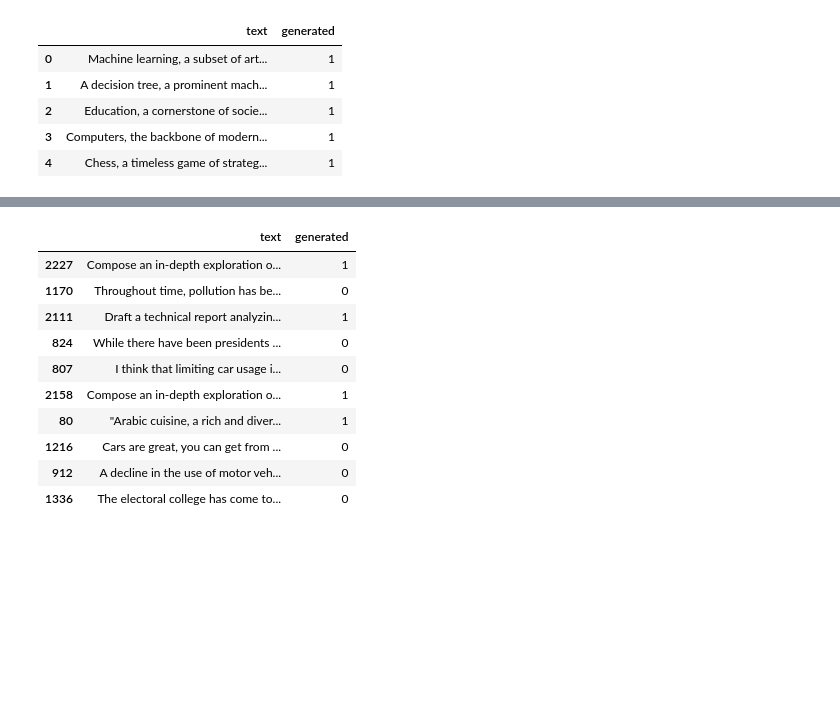
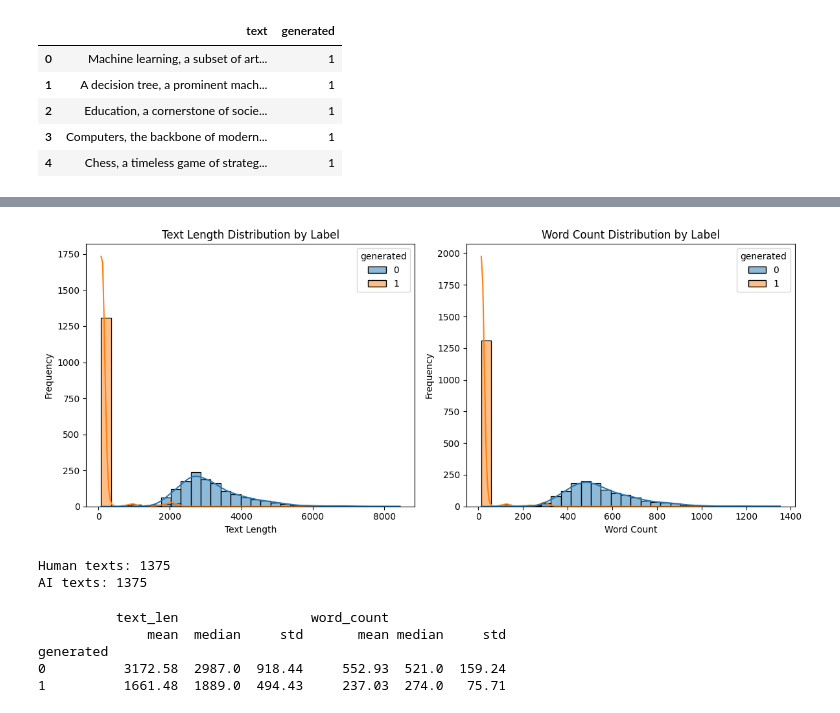
Before and after one commit to WellKnownDedication/Human-vs-AI-essays-classification-and-analysis, a Jupyter notebook: src/notebook bad dataset.ipynb, the cells around one changed output, grey strips where cells are left out. Cells and saved outputs as stored; diff of their text form; code cells hidden in the pictures; blank space fills up the shorter version.

Commit message:
some of the processing and visualisations

```diff
--- a/src/notebook bad dataset.ipynb
+++ b/src/notebook bad dataset.ipynb
@@ -26,14 +29,43 @@ generated
-# %%
-df[['text', 'generated']].sample(10)
-# %% [output]
-|  | text | generated |
-| 2227 | Compose an in-depth exploration o... | 1 |
-| 1170 | Throughout time, pollution has be... | 0 |
-| 2111 | Draft a technical report analyzin... | 1 |
-| 824 | While there have been presidents ... | 0 |
-| 807 | I think that limiting car usage i... | 0 |
-| 2158 | Compose an in-depth exploration o... | 1 |
-| 80 | "Arabic cuisine, a rich and diver... | 1 |
-| 1216 | Cars are great, you can get from ... | 0 |
-| 912 | A decline in the use of motor veh... | 0 |
-| 1336 | The electoral college has come to... | 0 |
+# %%
+
+
+plt.figure(figsize=(12, 5))
+
+# Text length distribution by label
+plt.subplot(1, 2, 1)
+sns.histplot(data=df, x='text_len', hue='generated', bins=30, kde=True)
+plt.title('Text Length Distribution by Label')
+plt.xlabel('Text Length')
+plt.ylabel('Frequency')
+
+# Word count distribution by label
+plt.subplot(1, 2, 2)
+sns.histplot(data=df, x='word_count', hue='generated', bins=30, kde=True)
+plt.title('Word Count Distribution by Label')
+plt.xlabel('Word Count')
+plt.ylabel('Frequency')
+
+plt.tight_layout()
+plt.show()
+# %% [output]
+[figure, added]
+# %%
+print(f"Human texts: {(df['generated'] == 0).sum()}")
+print(f"AI texts: {(df['generated'] == 1).sum()}")
+# %% [output]
+Human texts: 1375
+AI texts: 1375
+# %%
+df = df[df['word_count'] >= 100]
+
+df['text_len'] = df['text'].str.len()
+df['word_count'] = df['text'].str.split(" ").str.len()
+
+length_stats = df.groupby('generated')[['text_len', 'word_count']].agg(['mean', 'median', 'std']).round(2)
+print(length_stats)
+# %% [output]
+          text_len                 word_count
+              mean  median     std       mean median     std
+generated
+0          3172.58  2987.0  918.44     552.93  521.0  159.24
+1          1661.48  1889.0  494.43     237.03  274.0   75.71
```
Also changed, not shown: parts of 4 cells of this notebook, 3 other files.
